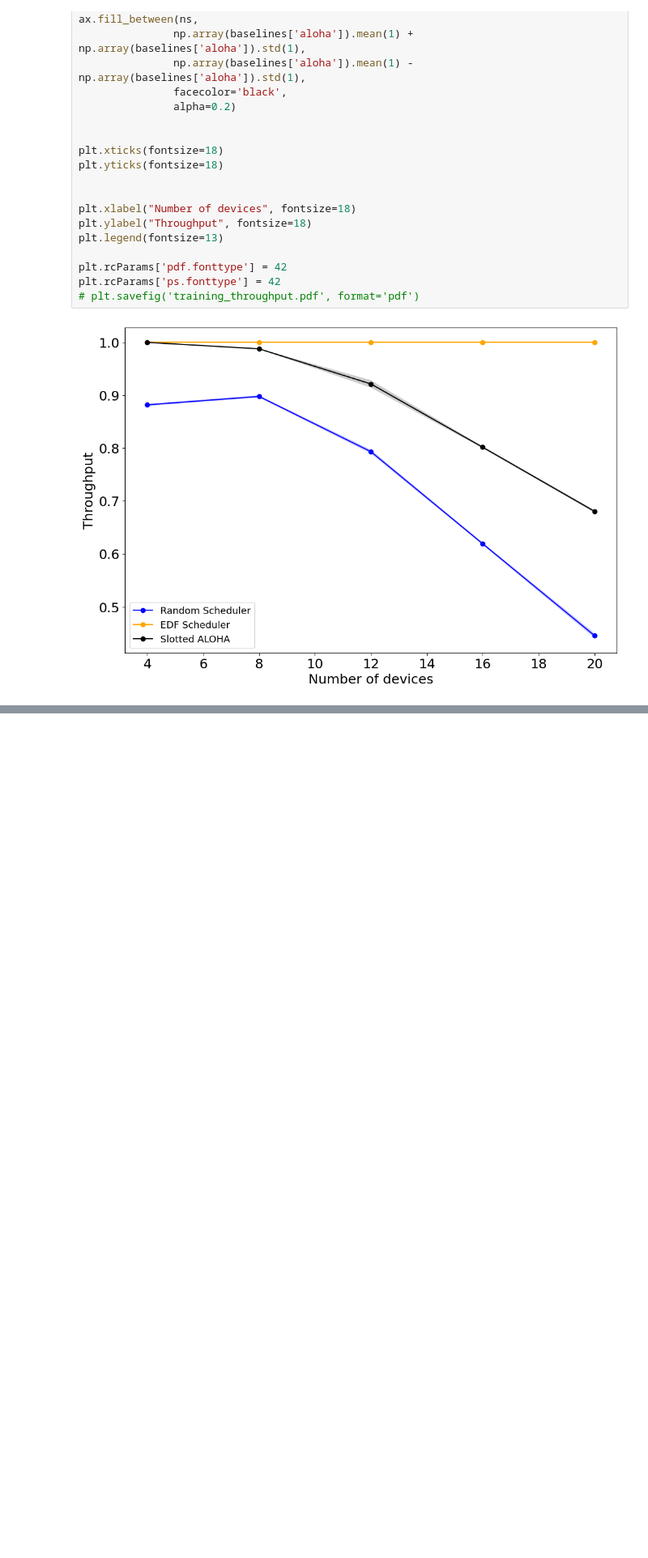
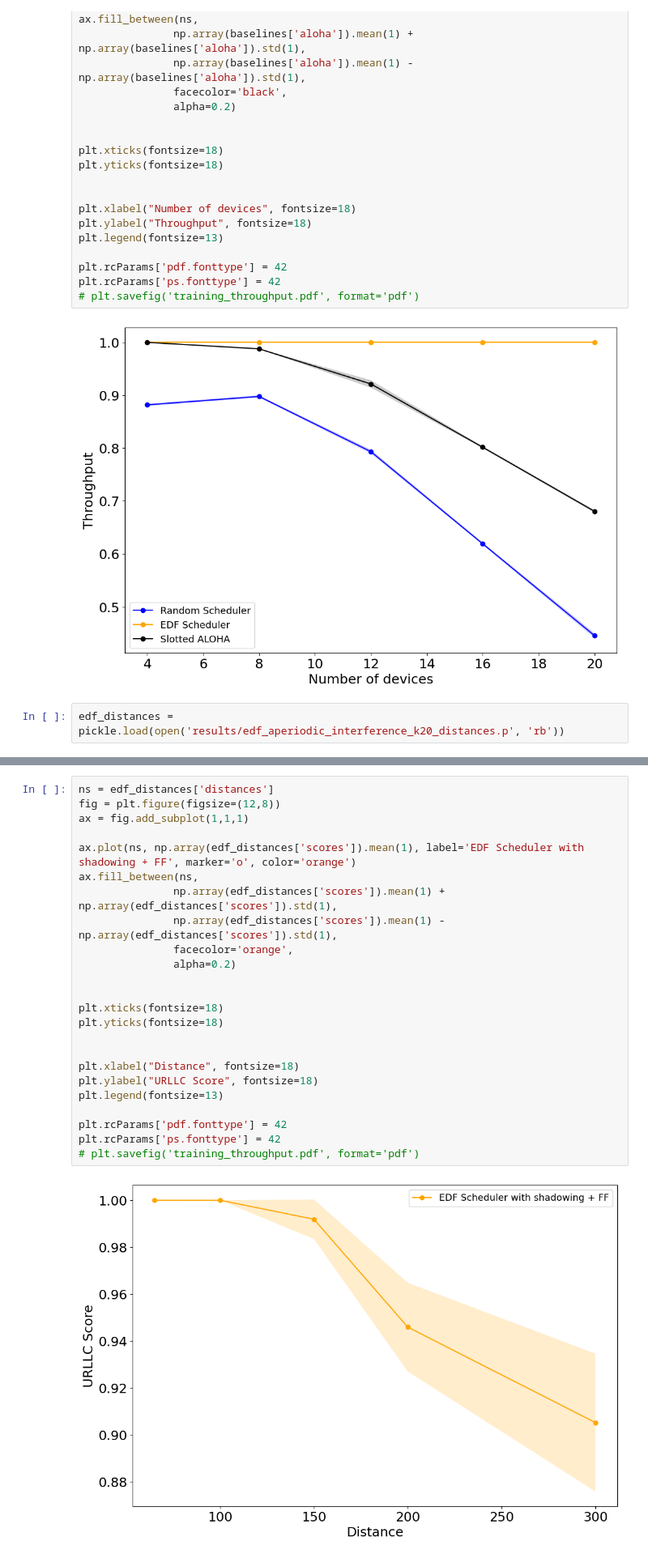
Before and after one commit to benrobaglia/NomaPPO, a Jupyter notebook: plot_figures.ipynb, the cells around one changed output, grey strips where cells are left out. Shown: that part at 81% size. Cells and saved outputs as stored; diff of their text form; blank space fills up the shorter version.

Commit message:
experiments edf scheduler

```diff
--- a/plot_figures.ipynb
+++ b/plot_figures.ipynb
@@ -72,3 +72,5 @@ plt.rcParams['ps.fonttype'] = 42
 # plt.savefig('training_throughput.pdf', format='pdf')
 # %% [output]
 [figure]
+# %%
+edf_distances = pickle.load(open('results/edf_aperiodic_interference_k20_distances.p', 'rb'))
@@ -74,0 +86,26 @@ plt.rcParams['ps.fonttype'] = 42
+# %%
+ns = edf_distances['distances']
+fig = plt.figure(figsize=(12,8))
+ax = fig.add_subplot(1,1,1)
+
+ax.plot(ns, np.array(edf_distances['scores']).mean(1), label='EDF Scheduler with shadowing + FF', marker='o', color='orange')
+ax.fill_between(ns,
+               np.array(edf_distances['scores']).mean(1) + np.array(edf_distances['scores']).std(1),
+               np.array(edf_distances['scores']).mean(1) - np.array(edf_distances['scores']).std(1),
+               facecolor='orange',
+               alpha=0.2)
+
+
+plt.xticks(fontsize=18)
+plt.yticks(fontsize=18)
+
+
+plt.xlabel("Distance", fontsize=18)
+plt.ylabel("URLLC Score", fontsize=18)
+plt.legend(fontsize=13)
+
+plt.rcParams['pdf.fonttype'] = 42
+plt.rcParams['ps.fonttype'] = 42
+# plt.savefig('training_throughput.pdf', format='pdf')
+# %% [output]
+[figure, added]
```
Also changed, not shown: parts of 1 cell of this notebook, 7 other files.
